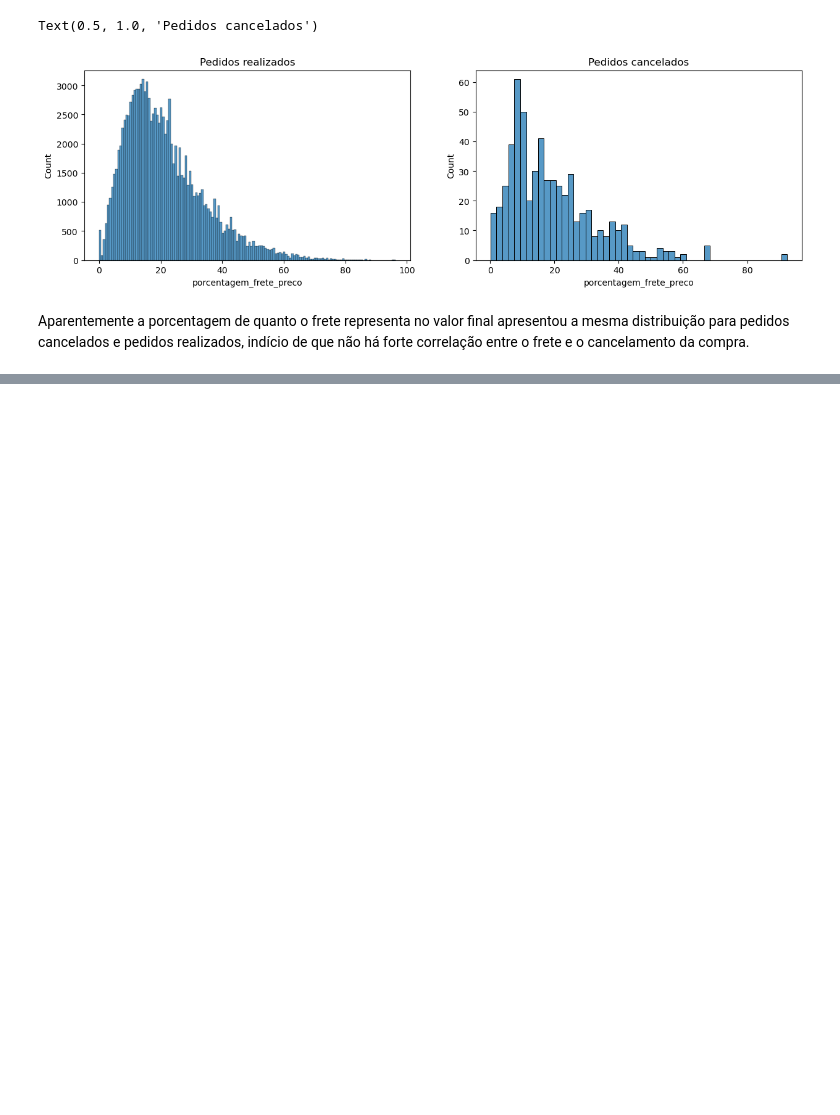
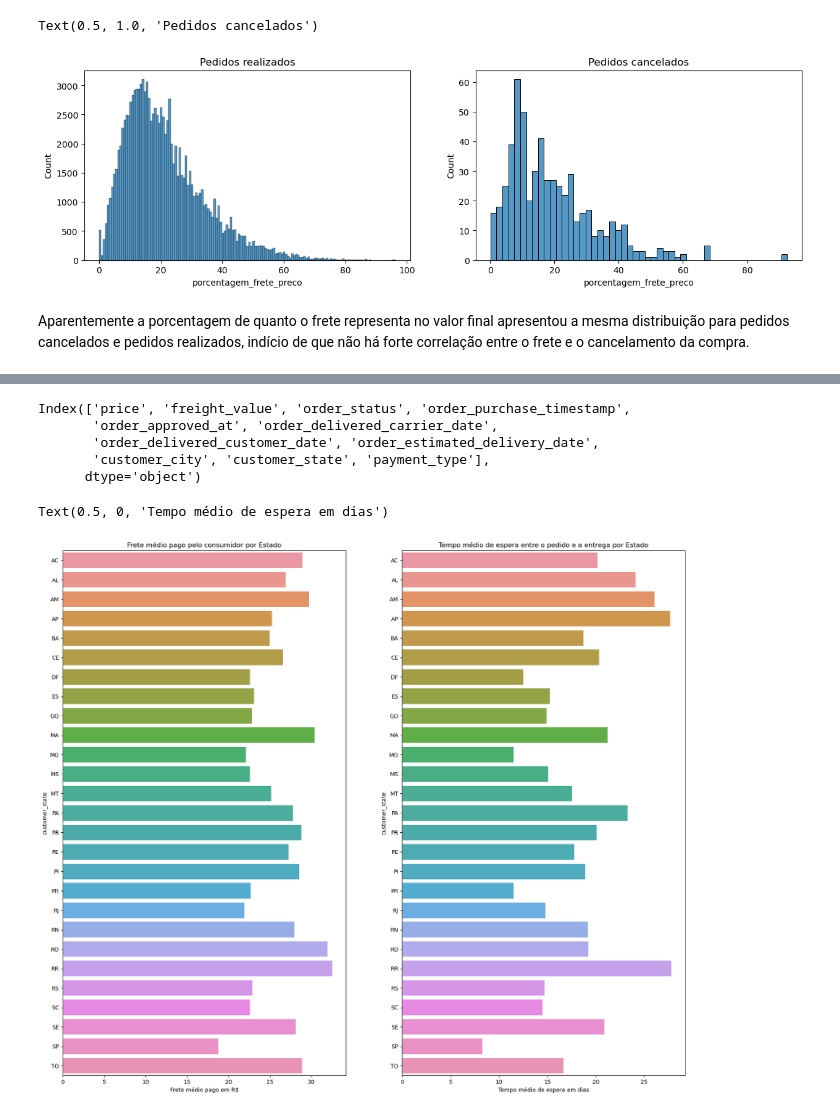
Before and after one commit to danilomiyatake/Brazil-Public-Dataset-Olist, a Jupyter notebook: Brazil Ecommerce.ipynb, the cells around one changed output, grey strips where cells are left out. Cells and saved outputs as stored; diff of their text form; code cells hidden in the pictures; blank space fills up the shorter version.

```diff
--- a/Brazil Ecommerce.ipynb
+++ b/Brazil Ecommerce.ipynb
@@ -467,0 +442,37 @@ dtype: int64
+# %%
+df_date.columns
+# %% [output]
+Index(['price', 'freight_value', 'order_status', 'order_purchase_timestamp',
+       'order_approved_at', 'order_delivered_carrier_date',
+       'order_delivered_customer_date', 'order_estimated_delivery_date',
+       'customer_city', 'customer_state', 'payment_type'],
+      dtype='object')
+# %%
+time_list = ['order_purchase_timestamp','order_approved_at','order_delivered_carrier_date', 'order_delivered_customer_date', 'order_estimated_delivery_date']
+for time in time_list:
+    df_date[time] = pd.to_datetime(df_date[time])
+# %%
+df_date['waiting_time'] = df_date['order_delivered_customer_date'] - df_date['order_purchase_timestamp']
+# %%
+df_date['waiting_time'] = df_date['waiting_time'].dt.days
+# %%
+tempo_medio_espera = df_date.groupby('customer_state').waiting_time.mean()
+# %%
+def addlabels(x,y):
+    for i in range(len(x)):
+        plt.text(i,y[i],y[i])
+
+plt.figure(figsize=(20,17))
+
+plt.subplot(1,2,1)
+sns.barplot(y=media_frete_estado.index, x=media_frete_estado.values)
+plt.title('Frete médio pago pelo consumidor por Estado')
+plt.xlabel('Frete médio pago em R$')
+
+plt.subplot(1,2,2)
+sns.barplot(y=tempo_medio_espera.index,x=tempo_medio_espera.values)
+plt.title('Tempo médio de espera entre o pedido e a entrega por Estado')
+plt.xlabel('Tempo médio de espera em dias')
+# %% [output]
+Text(0.5, 0, 'Tempo médio de espera em dias')
+[figure, added]
```
Also changed, not shown: parts of 17 cells of this notebook.
